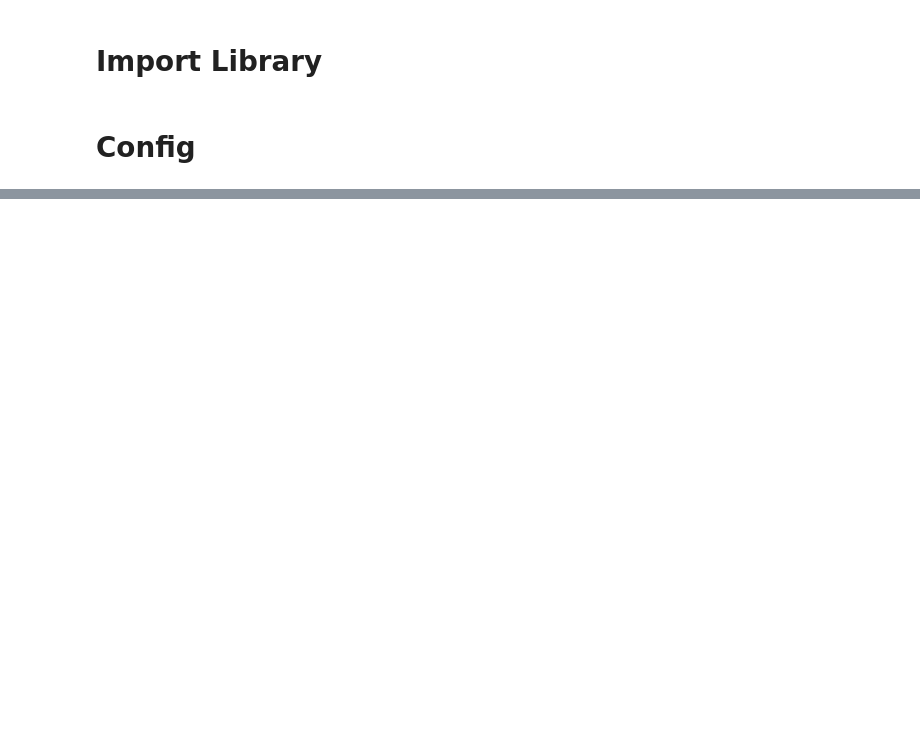
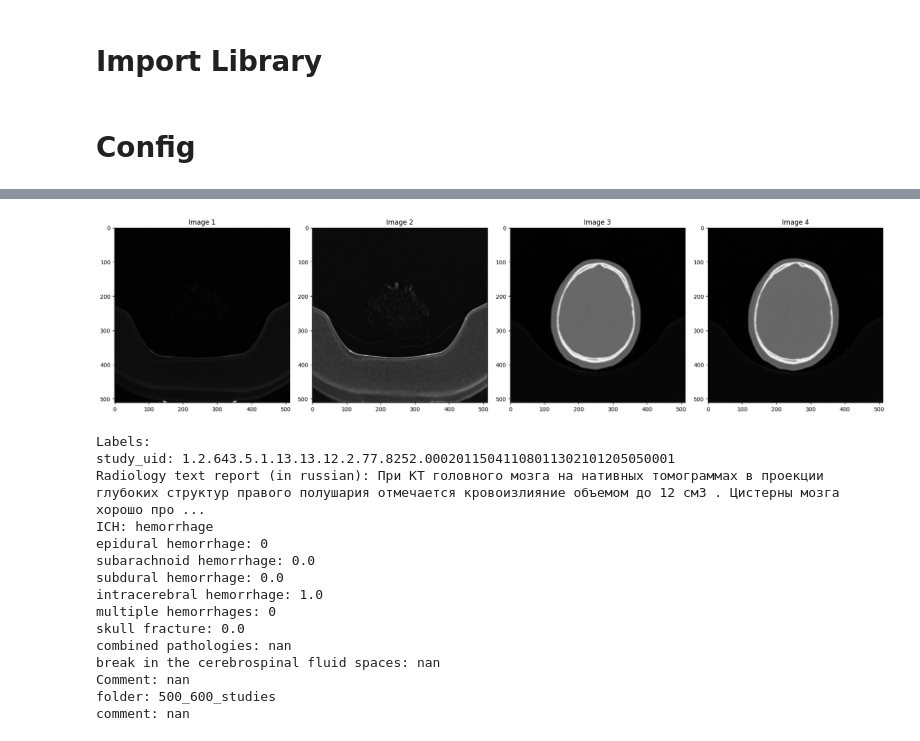
Before and after one commit to nhatminhtrieu/Brain-Stroke-Diagnosis, a Jupyter notebook: mosmed/model-by-series.ipynb, the cells around one changed output, grey strips where cells are left out. Drawn from its saved outputs; the diff is of its cells as text; code cells hidden in the pictures; blank space fills up the shorter version.

Commit message:
Kaggle Notebook | 1-Model by series | Version 1

```diff
--- a/mosmed/model-by-series.ipynb
+++ b/mosmed/model-by-series.ipynb
@@ -38,2 +20,8 @@ METRICS = ['accuracy']
+# %%
+DATASET_DIR = '/kaggle/input/mosmeddata-ct-hemorrhage-type-viii/MosMedData-CT-HEMORRHAGE-type VIII/'  # Adjust this to your Kaggle dataset path
+IMG_SIZE = (512, 512)
+BATCH_SIZE = 16
+MAX_IMAGES_PER_SERIES = 512
+START_IDX = 0
 # %%
 device = torch.device("cuda" if torch.cuda.is_available() else "cpu")
@@ -529,0 +289,43 @@ save_final_model(model)
+# %%
+# Example usage
+studies_folder = '400_500_studies'
+
+train_dataset = TrainDatasetGenerator(dataset_dir=DATASET_DIR, studies_folder=studies_folder)
+train_loader = DataLoader(train_dataset, batch_size=BATCH_SIZE, shuffle=True)
+# %%
+def plot_dicom_images(images, labels, num_images=4):
+    fig, axes = plt.subplots(1, num_images, figsize=(20, 5))
+    for i, ax in enumerate(axes):
+        if i < len(images):
+            ax.imshow(images[i], cmap='gray')
+            ax.set_title(f"Image {i+1}")
+            # ax.axis('off')
+        else:
+            ax.axis('off')
+    plt.tight_layout()
+    plt.show()
+
+    print("Labels:")
+    for key, value in labels.items():
+        print(f"{key}: {value}")
+# %%
+first_images, first_labels = train_dataset.__getitem__(0)
+
+plot_dicom_images(first_images, first_labels)
+# %% [output]
+[figure, added]
+Labels:
+study_uid: 1.2.643.5.1.13.13.12.2.77.8252.00020115041108011302101205050001
+Radiology text report (in russian): При КТ головного мозга на нативных томограммах в проекции глубоких структур правого полушария отмечается кровоизлияние объемом до 12 см3 . Цистерны мозга хорошо про ...
+ICH: hemorrhage
+epidural hemorrhage: 0
+subarachnoid hemorrhage: 0.0
+subdural hemorrhage: 0.0
+intracerebral hemorrhage: 1.0
+multiple hemorrhages: 0
+skull fracture: 0.0
+combined pathologies: nan
+break in the cerebrospinal fluid spaces: nan
+Comment: nan
+folder: 500_600_studies
+comment: nan
```
Also changed, not shown: parts of 15 cells of this notebook.
